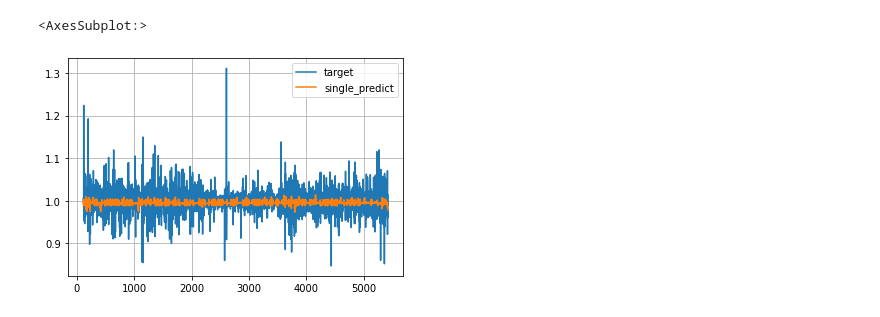
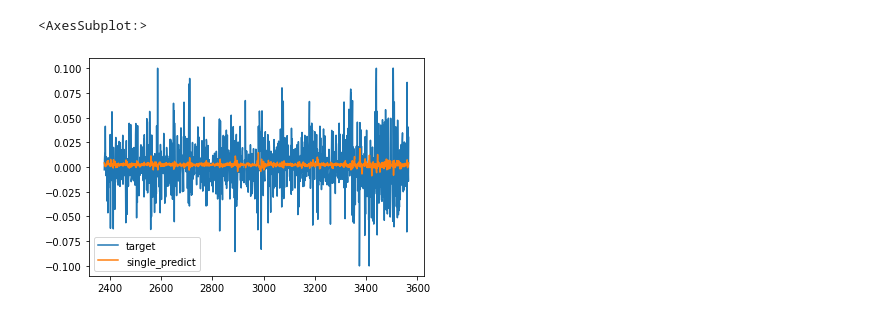
Before and after one commit to AnirudhRahul/MomentumEnsemble, a Jupyter notebook: model.ipynb, the cells around one changed output. Saved outputs shown, nothing was run; the diff lists cells and outputs as text; code cells hidden in the pictures.

```diff
--- a/model.ipynb
+++ b/model.ipynb
@@ -18,4 +22,6 @@ from keras import backend as K
 # %%
 df = pd.read_csv('./processed_data.csv')
+del df["Topix BOP"]
+df = df[-1200:]
 print(len(df))
 # %% [output]
@@ -32,3 +39,8 @@ df.head()
 # %%
-np.mean(df["MACDs_8_21_9"]), np.max(df["MACDs_8_21_9"])
+boundedCols = []
+for col in df.columns:
+    mx, mn = df[col].max(), df[col].min()
+    if mx - mn < 2.5:
+        boundedCols.append(col)
+        print(col, df[col].max(), df[col].min())
 # %% [output]
@@ -262,11 +886,9 @@ sign_df.plot()
 # %%
 df_out = pd.read_csv('./processed_data.csv')
-df_out = df[look_back+101:]
+df_out = df[look_back-1:-1]
 # %%
-print(singleX.shape)
-print(dataY.shape)
-# print(singleModel.predict(singleX).shape)
-df_out["single_predict"]=singleModel.predict(singleX)
+# df_out["single_predict"]=multiModel.predict(singleX)
+df_out["single_predict"]=model.predict(singleX)
 # df_out["multi_predict"]=multiModel.predict(multiX)
-df_out["target"] = dataY
+df_out["target"]=dataY
 # %% [output]
@@ -286,8 +896,9 @@ See the caveats in the documentation: https://pandas.pydata.org/pandas-docs/stab
 # %%
-df_out.plot(y=["target", "single_predict"], grid=True)
+
+df_out.plot(y=["target", "single_predict"])
 # %% [output]
 <AxesSubplot:>
-[figure, old version]
+[figure, new version]
 # %%
 df_out.head()
 # %% [output]
```
Also changed, not shown: parts of 32 cells of this notebook, 3 other files.
